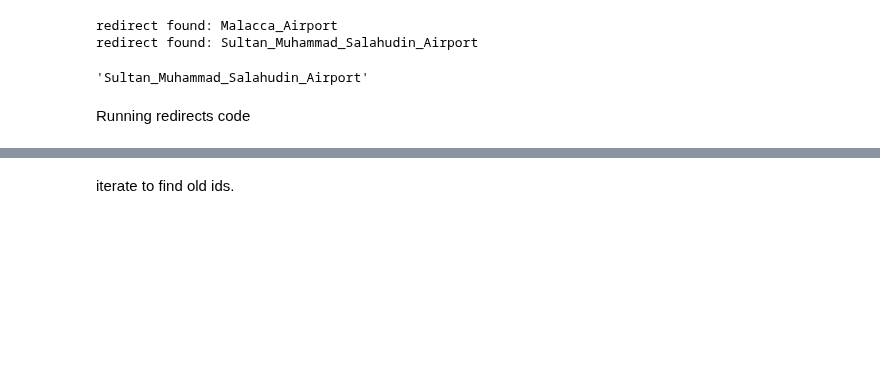
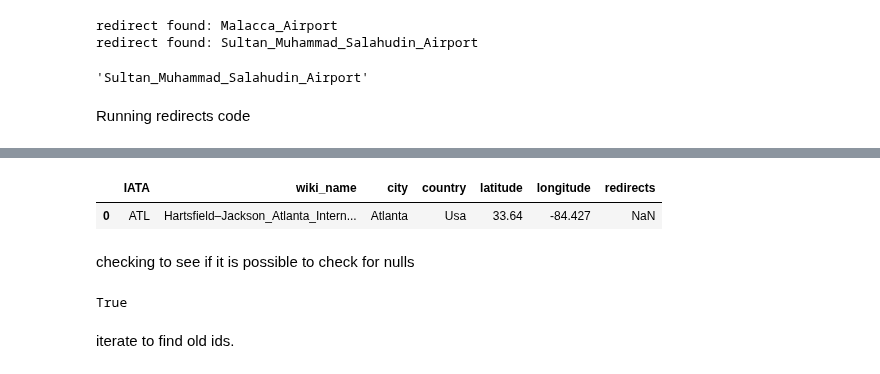
Before and after one commit to maxjing97/flight-routes-analysis, a Jupyter notebook: backend/dataset_preparation/3_get_old_airport_data_routes.ipynb, the cells around one changed output, grey strips where cells are left out. Drawn from its saved outputs; the diff is of its cells as text; code cells hidden in the pictures; blank space fills up the shorter version.

```diff
--- a/backend/dataset_preparation/3_get_old_airport_data_routes.ipynb
+++ b/backend/dataset_preparation/3_get_old_airport_data_routes.ipynb
@@ -121,7 +121,17 @@ print(id)
 # %%
-#use the current routes airports source data
-ref_data = pd.read_csv("./data/current_source_airports.csv", encoding='utf-8')
+#use the current routes airports source detailed data
+ref_data = pd.read_csv("./data/current_source_airports_details.csv", encoding='utf-8')
 ref_data.head(n=1)
+# %% [output]
+|  | IATA | wiki_name | city | country | latitude | longitude | redirects |
+| 0 | ATL | Hartsfield–Jackson_Atlanta_Intern... | Atlanta | Usa | 33.64 | -84.427 | NaN |
+# %% [markdown]
+checking to see if it is possible to check for nulls
+# %%
+test1 = ref_data.iloc[0]["redirects"]
+print(pd.isna(test1))
+# %% [output]
+True
 # %% [markdown]
 iterate to find old ids.
 # %%
```
Also changed, not shown: parts of 7 cells of this notebook, 1 other file.
